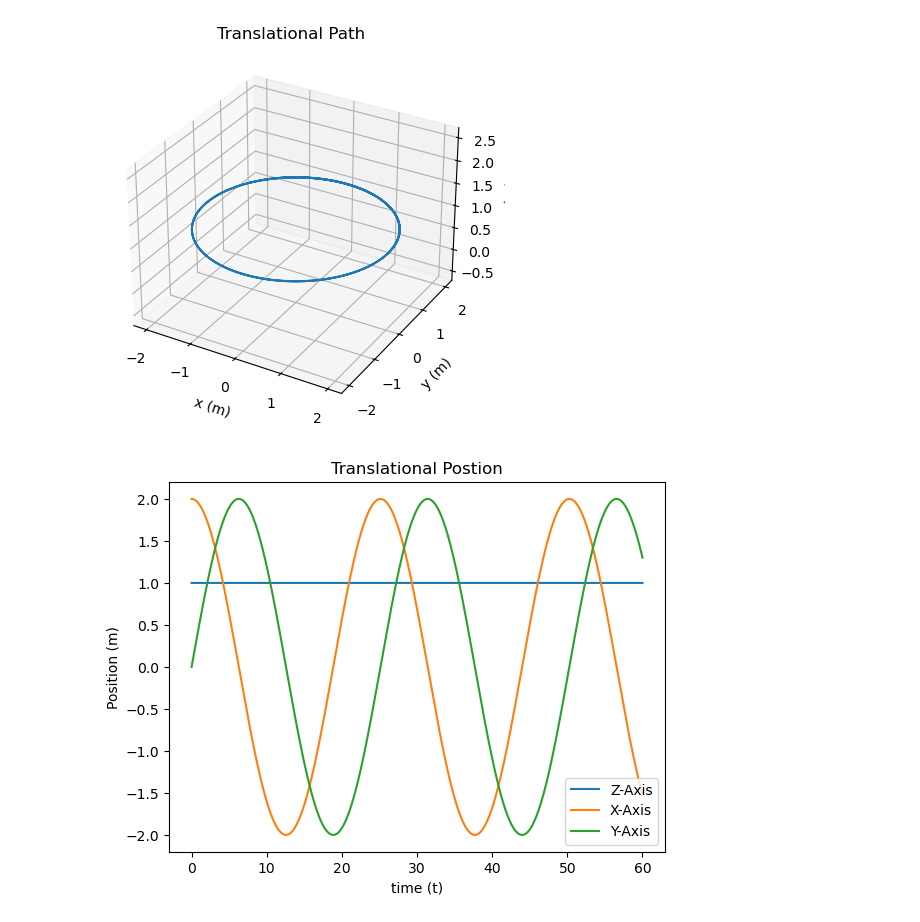
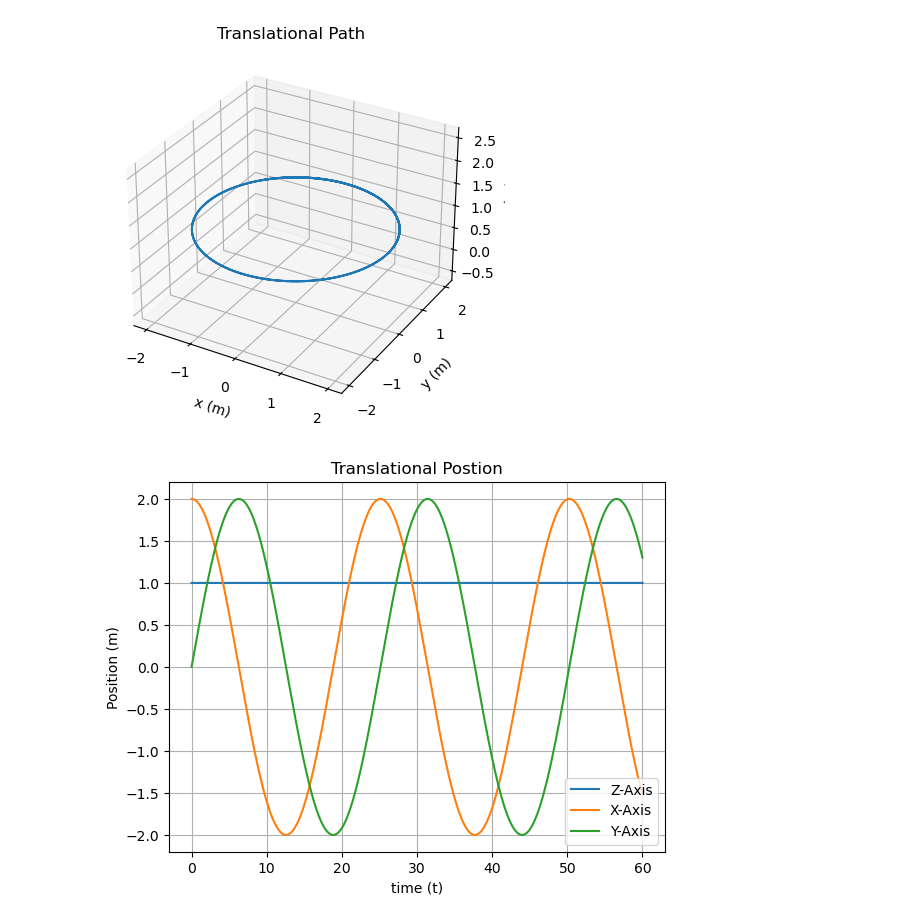
Before and after one commit to pranetp/AE352_life, a Jupyter notebook: Quad_Sim_Circle.ipynb, the cells around one changed output. Saved outputs shown, nothing was run; the diff lists cells and outputs as text; code cells hidden in the pictures.

```diff
--- a/Quad_Sim_Circle.ipynb
+++ b/Quad_Sim_Circle.ipynb
@@ -195,17 +195,18 @@ plt.show()
 # %%
 fig, pax = plt.subplots()
 pax.plot(sol.t, sol.y[2], label = 'Z-Axis')
 pax.plot(sol.t, sol.y[0], label = 'X-Axis')
 pax.plot(sol.t, sol.y[1], label = 'Y-Axis')
 
 pax.set_title('Translational Postion')
 pax.set_xlabel('time (t)')
 pax.set_ylabel('Position (m)')
+pax.grid()
 pax.legend()
 fig.savefig(fname = 'circle_trans', dpi = 1200)
 plt.show()
 # %% [output]
-[figure, old version]
+[figure, new version]
 # %%
 fig, pax = plt.subplots()
 pax.plot(sol.t, sol.y[6], label = 'phi')
```
Also changed, not shown: parts of 3 cells of this notebook, 3 other files.
